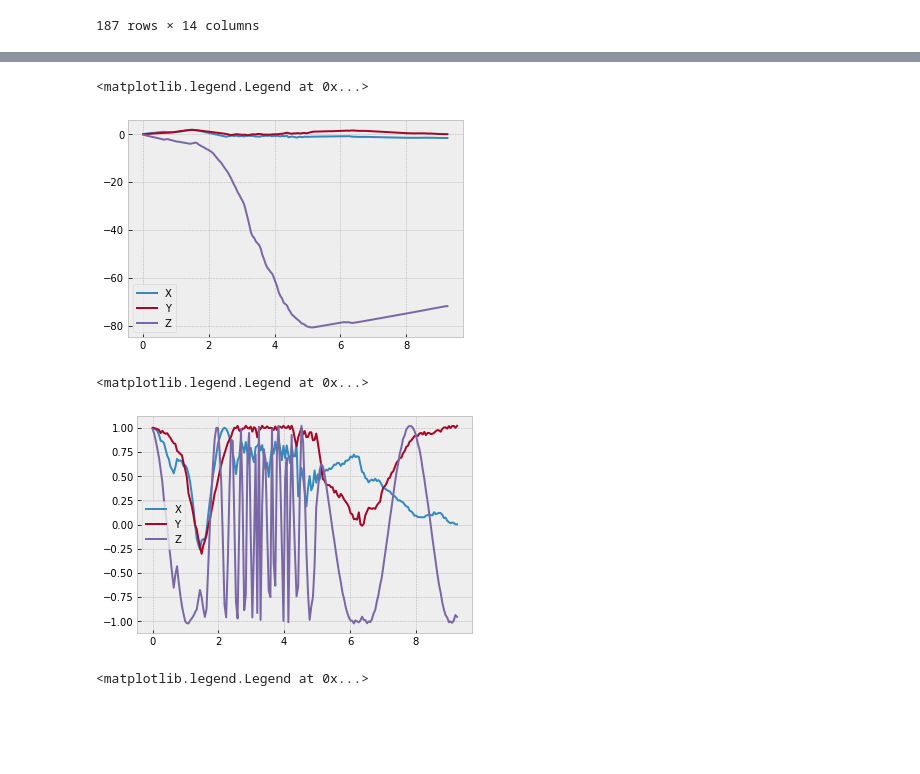
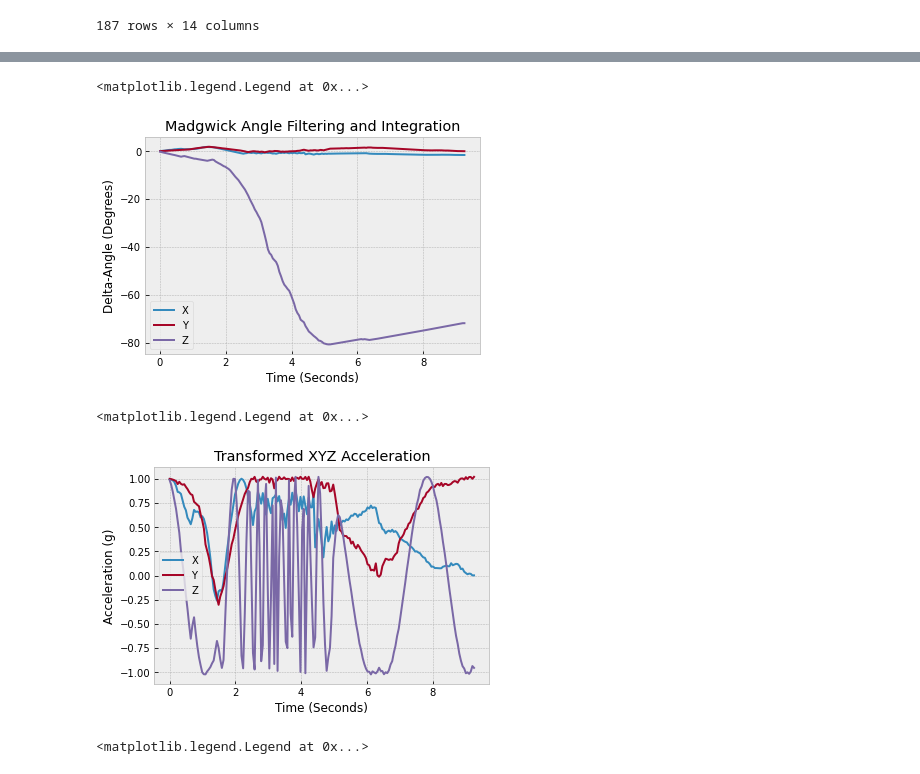
Before and after one commit to micahbow/liftVectr, a Jupyter notebook: Arduino Files/Python/CSV_Data_Testing.ipynb, the cells around one changed output, grey strips where cells are left out. Cells and saved outputs as stored; diff of their text form; code cells hidden in the pictures; blank space fills up the shorter version.

```diff
--- a/Arduino Files/Python/CSV_Data_Testing.ipynb
+++ b/Arduino Files/Python/CSV_Data_Testing.ipynb
@@ -77,13 +113,15 @@ for i in range(df.shape[0]):
 # %%
 #Plot euler angle displacement
 plt.plot(df['t'],xAngles,label='X')
 plt.plot(df['t'],yAngles,label='Y')
 plt.plot(df['t'],zAngles, label='Z')
-
+plt.xlabel('Time (Seconds)');
+plt.ylabel('Delta-Angle (Degrees)')
+plt.title("Madgwick Angle Filtering and Integration")
 plt.legend()
 # %% [output]
 <matplotlib.legend.Legend at 0x...>
-[figure, old version]
+[figure, new version]
 # %%
 #Convert relative XYZ to global XYZ
 xAccGlobal = []
@@ -100,11 +138,13 @@ for i in range(df.shape[0]):
 plt.plot(df['t'],xAccGlobal,label='X')
 plt.plot(df['t'],yAccGlobal,label='Y')
 plt.plot(df['t'],zAccGlobal, label='Z')
-
+plt.title("Transformed XYZ Acceleration")
+plt.xlabel("Time (Seconds)")
+plt.ylabel("Acceleration (g)")
 plt.legend()
 # %% [output]
 <matplotlib.legend.Legend at 0x...>
-[figure, old version]
+[figure, new version]
 # %%
 #Calculate velocity
 xVel = [0]
```
Also changed, not shown: parts of 3 cells of this notebook, 1 other file.
